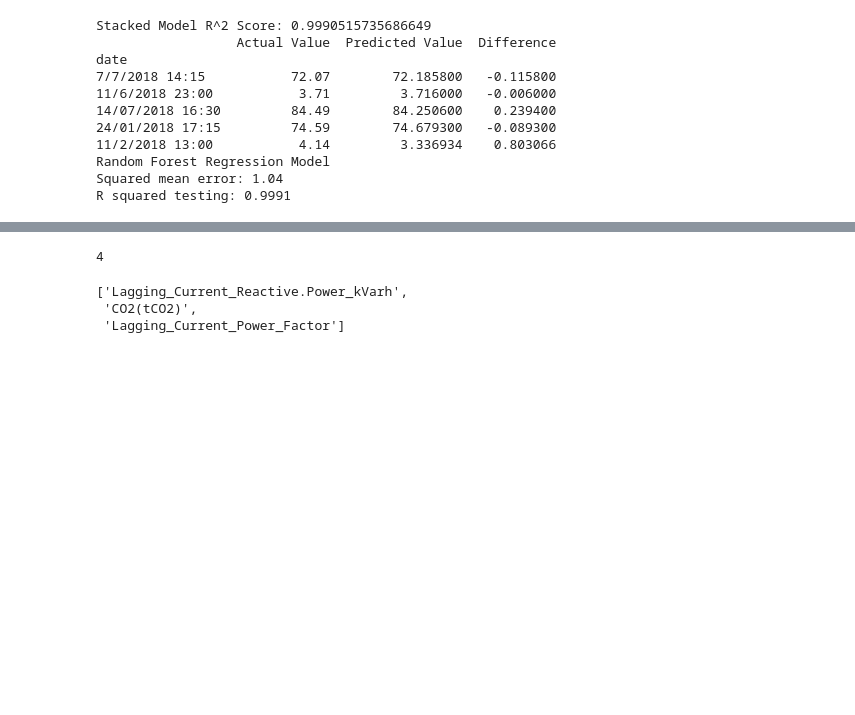
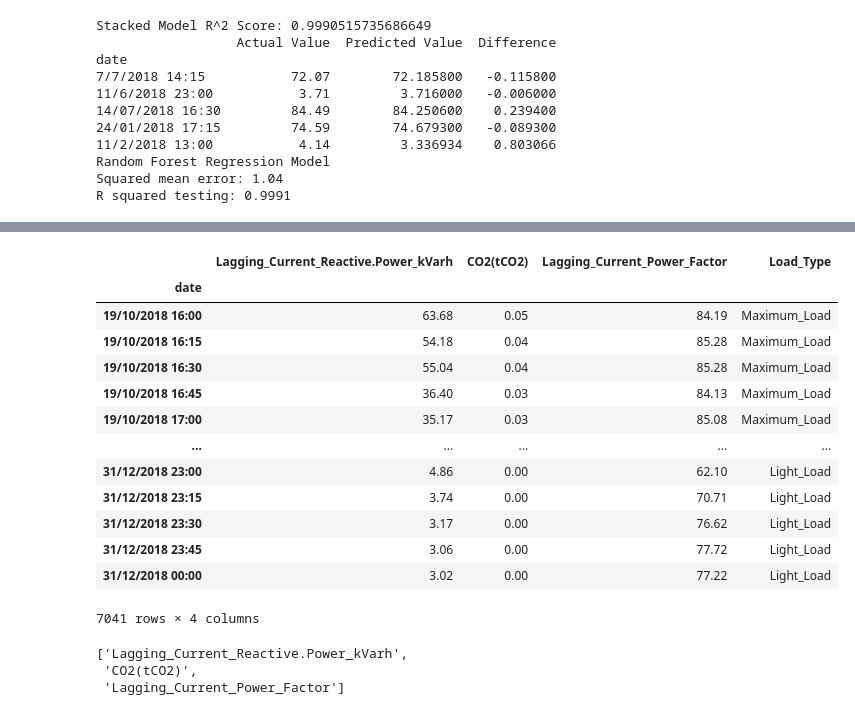
Before and after one commit to Aboodtt404/Energy-Consumption-ML, a Jupyter notebook: Energy_Consumption_Pred_1.ipynb, the cells around one changed output, grey strips where cells are left out. Cells and saved outputs as stored; diff of their text form; code cells hidden in the pictures; blank space fills up the shorter version.

```diff
--- a/Energy_Consumption_Pred_1.ipynb
+++ b/Energy_Consumption_Pred_1.ipynb
@@ -531,9 +558,22 @@ testing_data = pd.read_csv('data/test.csv')
 testing_data = testing_data.set_index('date')
 # %%
 testing_data = testing_data.drop(columns=['Id','Leading_Current_Reactive_Power_kVarh','Leading_Current_Power_Factor', 'NSM','WeekStatus', 'Day_of_week'], axis=1)
-testing_data.shape[1]
+testing_data
 # %% [output]
+|  | Lagging_Current_Reactive.Power_kVarh | CO2(tCO2) | Lagging_Current_Power_Factor | Load_Type |
+| date |  |  |  |  |
+| 19/10/2018 16:00 | 63.68 | 0.05 | 84.19 | Maximum_Load |
+| 19/10/2018 16:15 | 54.18 | 0.04 | 85.28 | Maximum_Load |
+| 19/10/2018 16:30 | 55.04 | 0.04 | 85.28 | Maximum_Load |
+| 19/10/2018 16:45 | 36.40 | 0.03 | 84.13 | Maximum_Load |
+| 19/10/2018 17:00 | 35.17 | 0.03 | 85.08 | Maximum_Load |
+| ... | ... | ... | ... | ... |
+| 31/12/2018 23:00 | 4.86 | 0.00 | 62.10 | Light_Load |
+| 31/12/2018 23:15 | 3.74 | 0.00 | 70.71 | Light_Load |
+| 31/12/2018 23:30 | 3.17 | 0.00 | 76.62 | Light_Load |
+| 31/12/2018 23:45 | 3.06 | 0.00 | 77.72 | Light_Load |
+| 31/12/2018 00:00 | 3.02 | 0.00 | 77.22 | Light_Load |
-4
+7041 rows × 4 columns
 # %%
 numerical_cols_test = testing_data.select_dtypes(include=[np.number]).columns.tolist()
 
```
Also changed, not shown: parts of 18 cells of this notebook, 1 other file.
